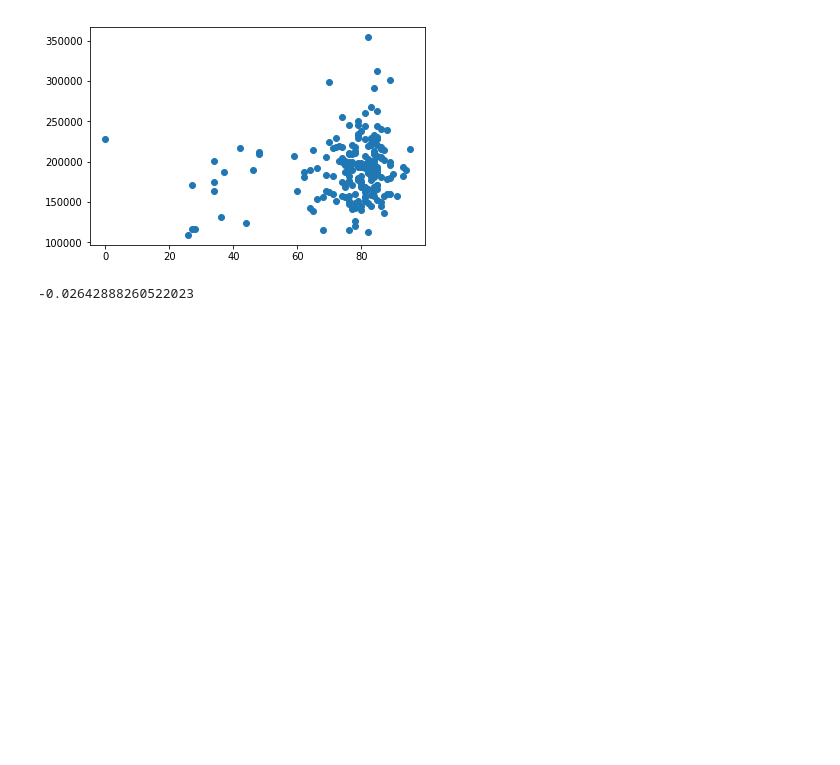
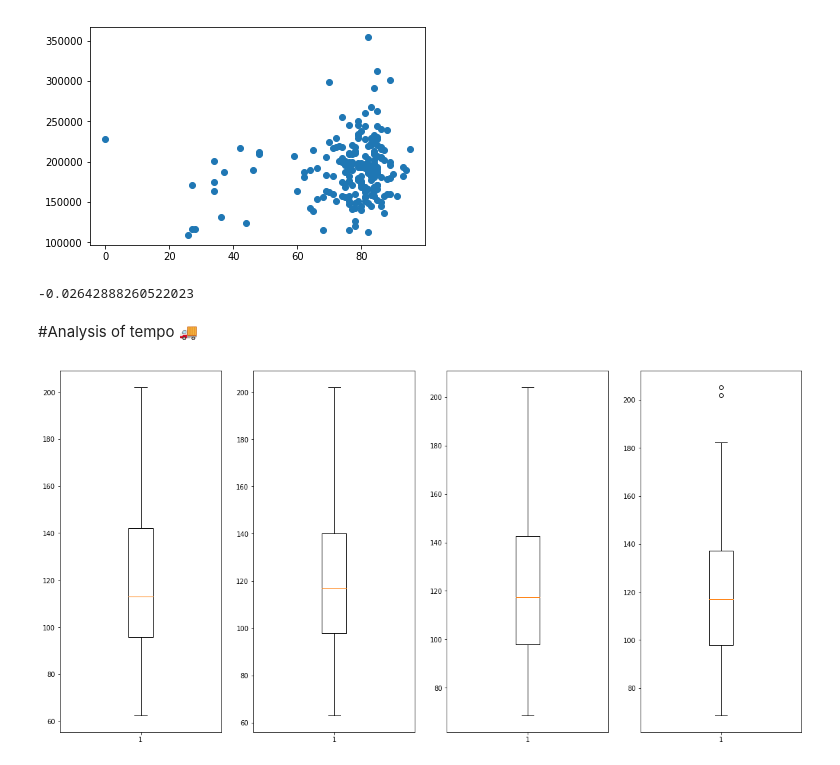
Before and after one commit to navidmalakootikhah/Project-One, a Jupyter notebook: analysis.ipynb, the cells around one changed output. Cells and saved outputs as stored; diff of their text form; code cells hidden in the pictures; blank space fills up the shorter version.

Commit message:
Analysis of Tempo and mean across quarters

```diff
--- a/analysis.ipynb
+++ b/analysis.ipynb
@@ -189,3 +186,20 @@ plt.show()
 rvalue
 # %% [output]
 -0.02642888260522023
+# %% [markdown]
+#Analysis of tempo 🚚
+# %%
+fig1, axs = plt.subplots(1,4,figsize=(20,10))
+
+
+
+ax1, ax2, ax3, ax4 = axs
+
+ax1.boxplot(df_Q1['Tempo'])
+ax2.boxplot(df_Q2['Tempo'])
+ax3.boxplot(df_Q3['Tempo'])
+ax4.boxplot(df_Q4['Tempo'])
+
+plt.show()
+# %% [output]
+[figure, added]
```
Also changed, not shown: parts of 13 cells of this notebook, 1 other file.
